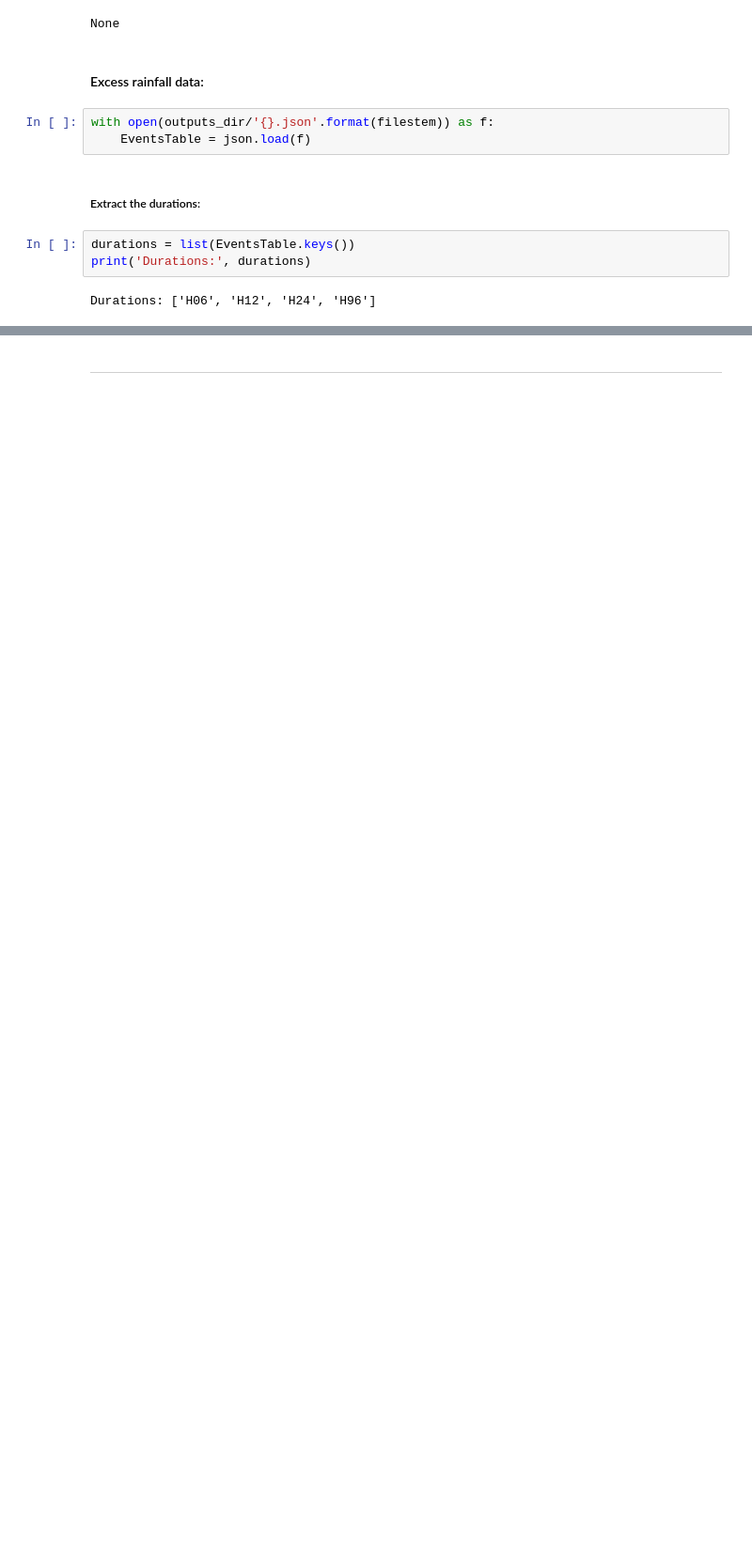
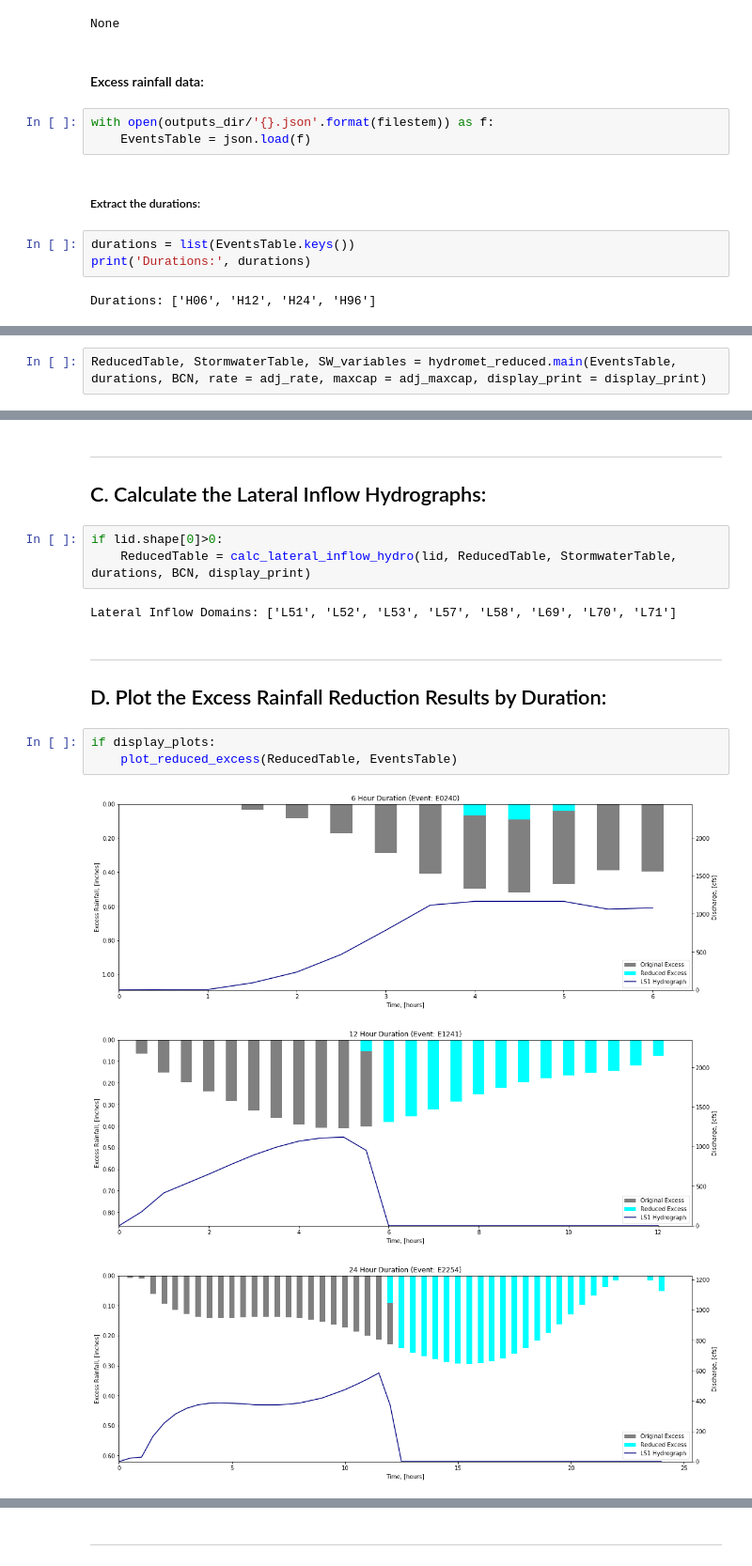
Before and after one commit to Dewberry/pfra-hydromet, a Jupyter notebook: reEventsTable.ipynb, the cells around one changed output, grey strips where cells are left out. Shown at 94% size. Saved outputs shown, nothing was run; the diff lists cells and outputs as text; blank space fills up the shorter version.

Commit message:
Update the plots in reEventsTable.ipynb to bar plots

```diff
--- a/reEventsTable.ipynb
+++ b/reEventsTable.ipynb
@@ -98,0 +99,2 @@ Durations: ['H06', 'H12', 'H24', 'H96']
+# %%
+ReducedTable, StormwaterTable, SW_variables = hydromet_reduced.main(EventsTable, durations, BCN, rate = adj_rate, maxcap = adj_maxcap, display_print = display_print)
@@ -98,0 +114,18 @@ Durations: ['H06', 'H12', 'H24', 'H96']
+# %% [markdown]
+---
+## C. Calculate the Lateral Inflow Hydrographs:
+# %%
+if lid.shape[0]>0:
+    ReducedTable = calc_lateral_inflow_hydro(lid, ReducedTable, StormwaterTable, durations, BCN, display_print)
+# %% [output]
+Lateral Inflow Domains: ['L51', 'L52', 'L53', 'L57', 'L58', 'L69', 'L70', 'L71']
+# %% [markdown]
+---
+## D. Plot the Excess Rainfall Reduction Results by Duration:
+# %%
+if display_plots:
+    plot_reduced_excess(ReducedTable, EventsTable)
+# %% [output]
+[figure, added]
+[figure, added]
+[figure, added]
```
Also changed, not shown: parts of 16 cells of this notebook, 3 other files.
